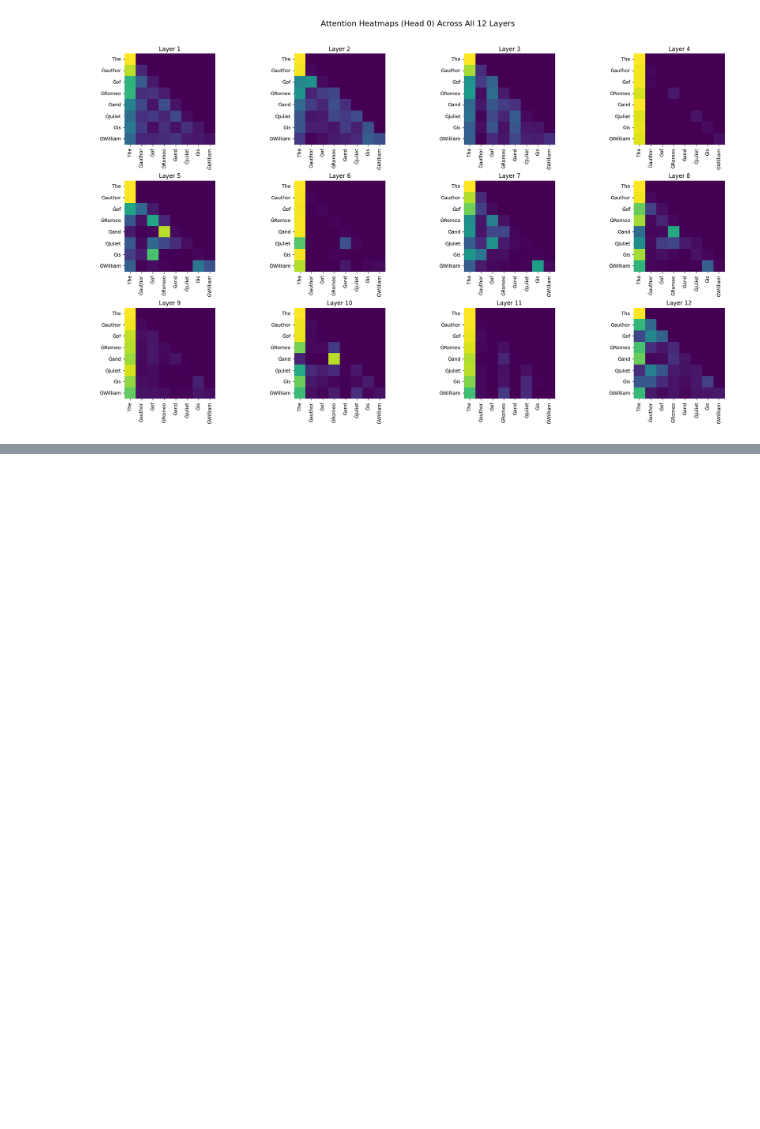
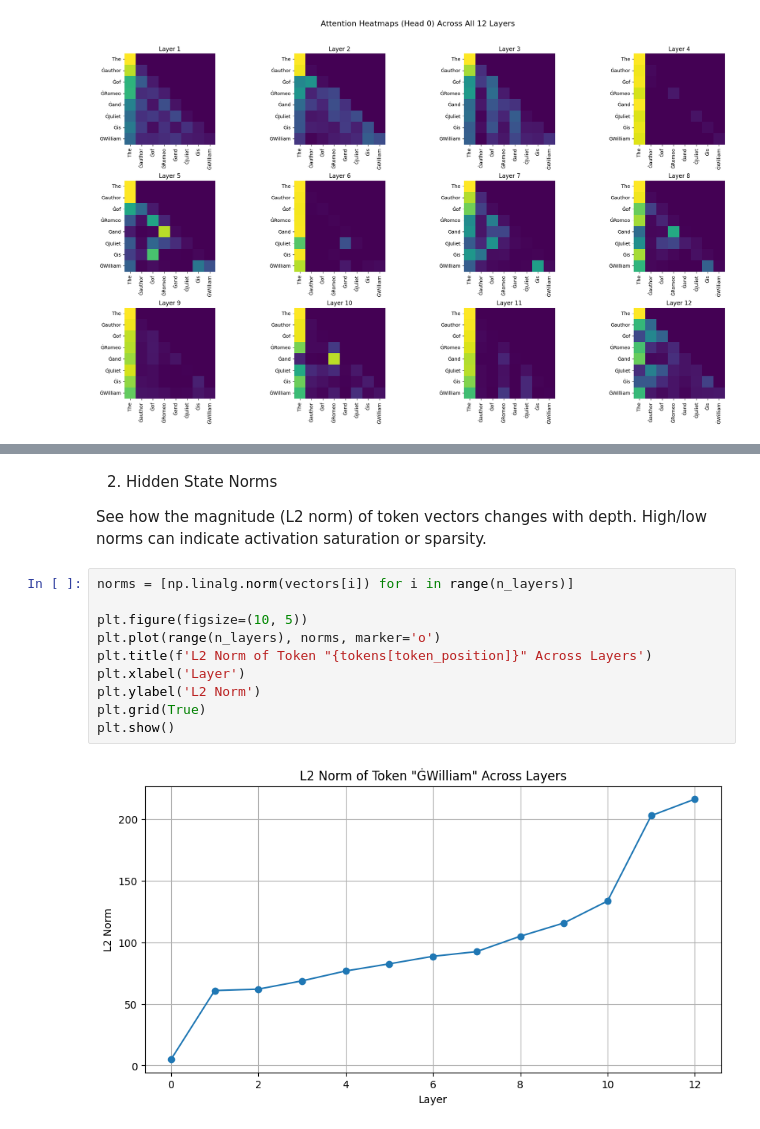
Before and after one commit to miriamzara/LCP_B_GPT2, a Jupyter notebook: prova_angela.ipynb, the cells around one changed output, grey strips where cells are left out. Drawn from its saved outputs; the diff is of its cells as text; blank space fills up the shorter version.

```diff
--- a/prova_angela.ipynb
+++ b/prova_angela.ipynb
@@ -443,0 +483,16 @@ Layer  2:
+# %% [markdown]
+2. Hidden State Norms
+
+See how the magnitude (L2 norm) of token vectors changes with depth. High/low norms can indicate activation saturation or sparsity.
+# %%
+norms = [np.linalg.norm(vectors[i]) for i in range(n_layers)]
+
+plt.figure(figsize=(10, 5))
+plt.plot(range(n_layers), norms, marker='o')
+plt.title(f'L2 Norm of Token "{tokens[token_position]}" Across Layers')
+plt.xlabel('Layer')
+plt.ylabel('L2 Norm')
+plt.grid(True)
+plt.show()
+# %% [output]
+[figure, added]
```
Also changed, not shown: parts of 8 cells of this notebook.
